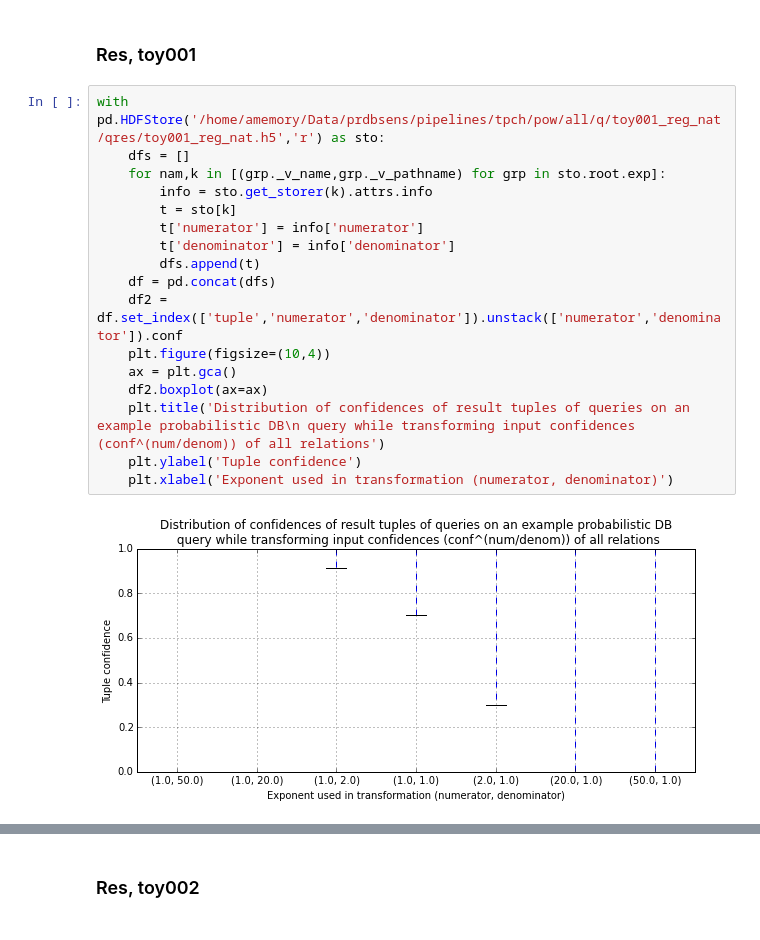
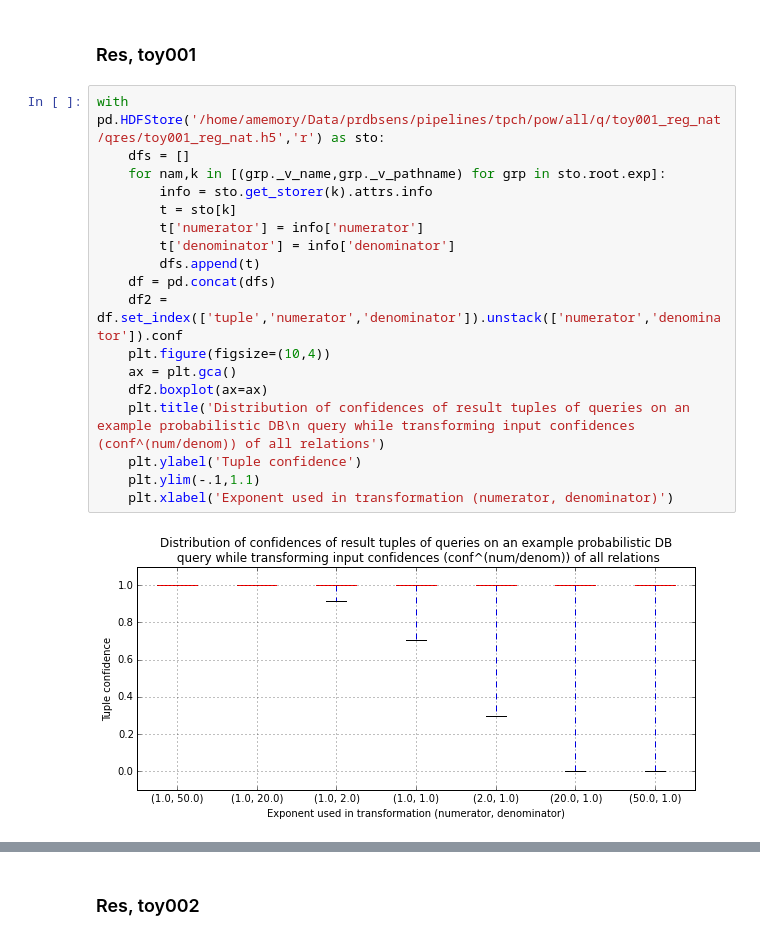
Before and after one commit to alexmemory/PrDBSens, a Jupyter notebook: notes/20150409_ACM_trio.ipynb, the cells around one changed output, grey strips where cells are left out. Drawn from its saved outputs; the diff is of its cells as text.

```diff
--- a/notes/20150409_ACM_trio.ipynb
+++ b/notes/20150409_ACM_trio.ipynb
@@ -1273,22 +1273,23 @@ dtype: int64
 # %%
 with pd.HDFStore('/home/amemory/Data/prdbsens/pipelines/tpch/pow/all/q/toy001_reg_nat/qres/toy001_reg_nat.h5','r') as sto:
     dfs = []
     for nam,k in [(grp._v_name,grp._v_pathname) for grp in sto.root.exp]:
         info = sto.get_storer(k).attrs.info
         t = sto[k]
         t['numerator'] = info['numerator']
         t['denominator'] = info['denominator']
         dfs.append(t)
     df = pd.concat(dfs)
     df2 = df.set_index(['tuple','numerator','denominator']).unstack(['numerator','denominator']).conf
     plt.figure(figsize=(10,4))
     ax = plt.gca()
     df2.boxplot(ax=ax)
     plt.title('Distribution of confidences of result tuples of queries on an example probabilistic DB\n query while transforming input confidences (conf^(num/denom)) of all relations')
     plt.ylabel('Tuple confidence')
+    plt.ylim(-.1,1.1)
     plt.xlabel('Exponent used in transformation (numerator, denominator)')
 # %% [output]
-[figure, old version]
+[figure, new version]
 # %%
 with pd.HDFStore('/home/amemory/Data/prdbsens/pipelines/tpch/pow/1st/q/toy001_reg_nat/qres/toy001_reg_nat.h5','r') as sto:
     dfs = []
```
Also changed, not shown: parts of 5 cells of this notebook.
